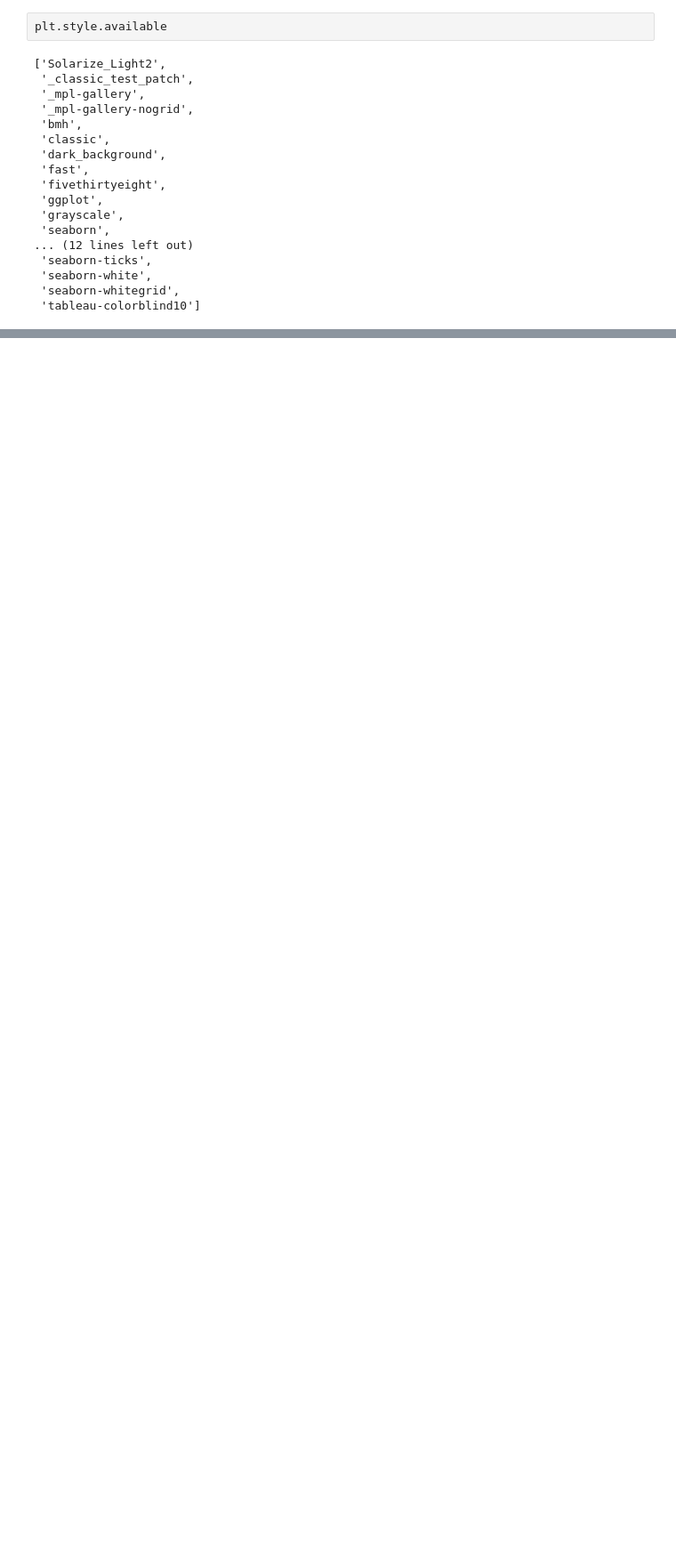
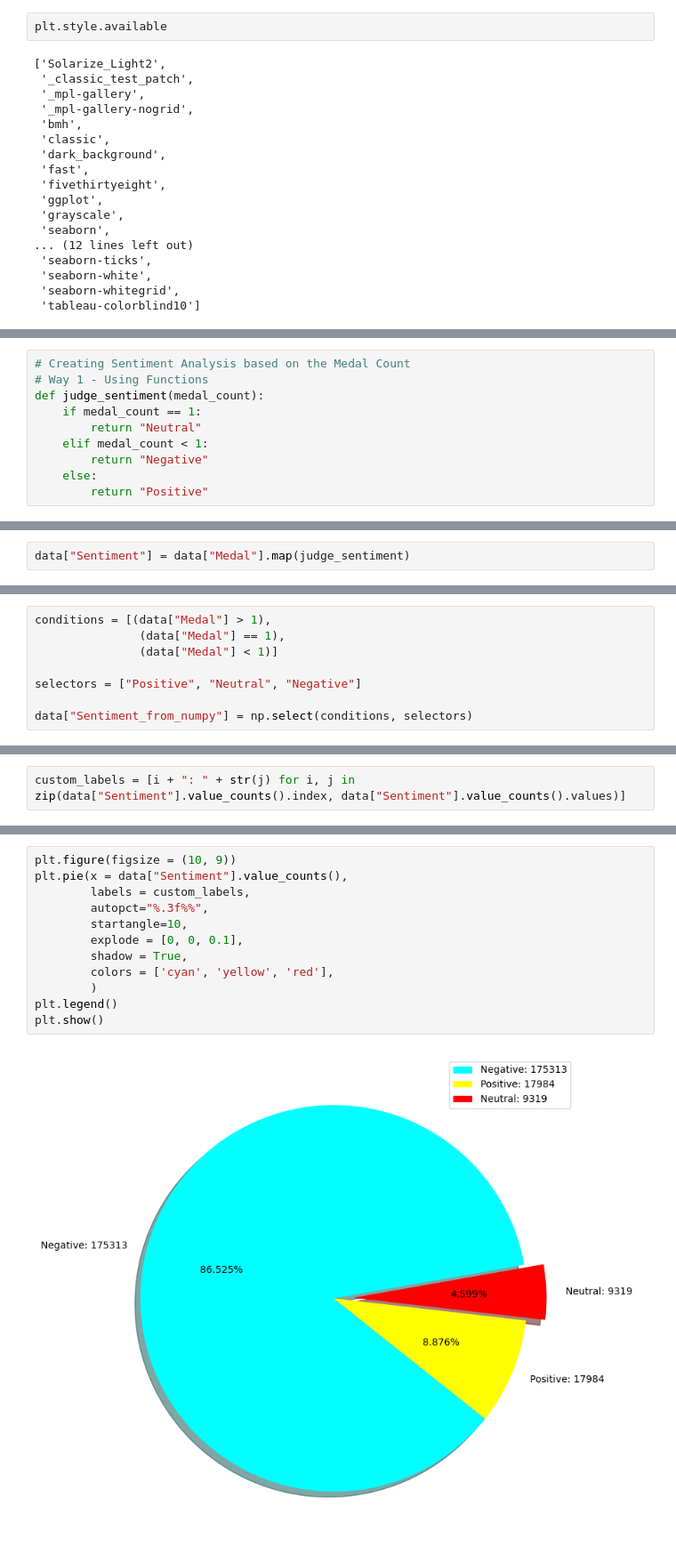
Before and after one commit to HarshitDawar55/Python_Training_Feb_2024_CI, a Jupyter notebook: EDA.ipynb, the cells around one changed output, grey strips where cells are left out. Shown at 89% size. Drawn from its saved outputs; the diff is of its cells as text; blank space fills up the shorter version.

```diff
--- a/EDA.ipynb
+++ b/EDA.ipynb
@@ -293,0 +396,10 @@ plt.style.available
+# %%
+# Creating Sentiment Analysis based on the Medal Count
+# Way 1 - Using Functions
+def judge_sentiment(medal_count):
+    if medal_count == 1:
+        return "Neutral"
+    elif medal_count < 1:
+        return "Negative"
+    else:
+        return "Positive"
@@ -293,0 +410,2 @@ plt.style.available
+# %%
+data["Sentiment"] = data["Medal"].map(judge_sentiment)
@@ -293,0 +430,8 @@ plt.style.available
+# %%
+conditions = [(data["Medal"] > 1),
+               (data["Medal"] == 1),
+               (data["Medal"] < 1)]
+
+selectors = ["Positive", "Neutral", "Negative"]
+
+data["Sentiment_from_numpy"] = np.select(conditions, selectors)
@@ -293,0 +474,2 @@ plt.style.available
+# %%
+custom_labels = [i + ": " + str(j) for i, j in zip(data["Sentiment"].value_counts().index, data["Sentiment"].value_counts().values)]
@@ -293,0 +480,14 @@ plt.style.available
+# %%
+plt.figure(figsize = (10, 9))
+plt.pie(x = data["Sentiment"].value_counts(),
+        labels = custom_labels,
+        autopct="%.3f%%",
+        startangle=10,
+        explode = [0, 0, 0.1],
+        shadow = True,
+        colors = ['cyan', 'yellow', 'red'],
+        )
+plt.legend()
+plt.show()
+# %% [output]
+[figure, added]
```
Also changed, not shown: parts of 31 cells of this notebook.
